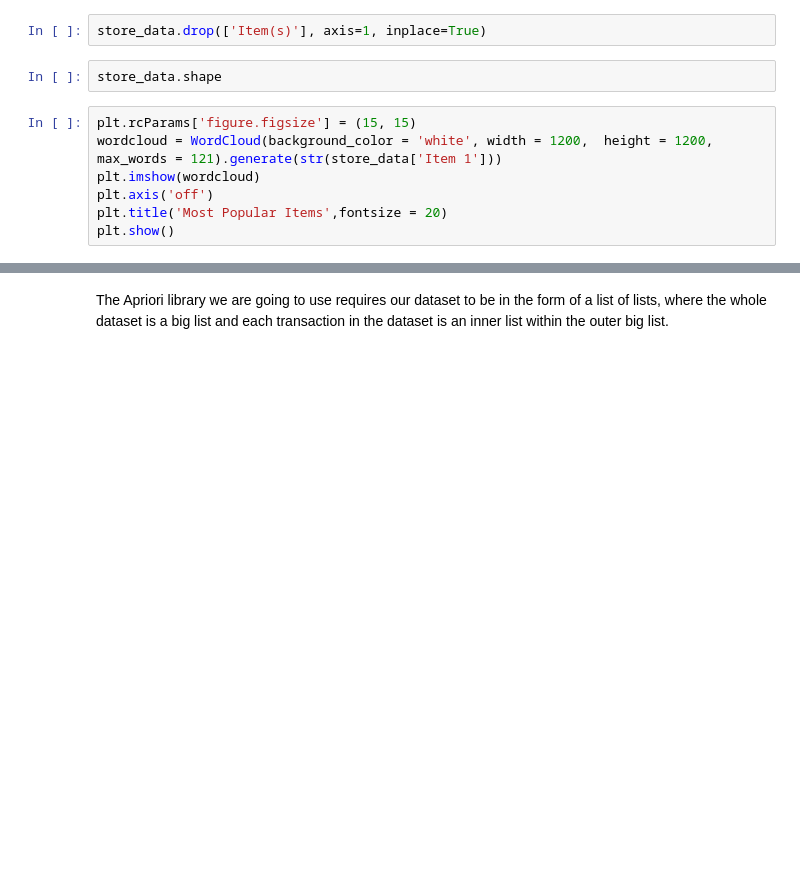
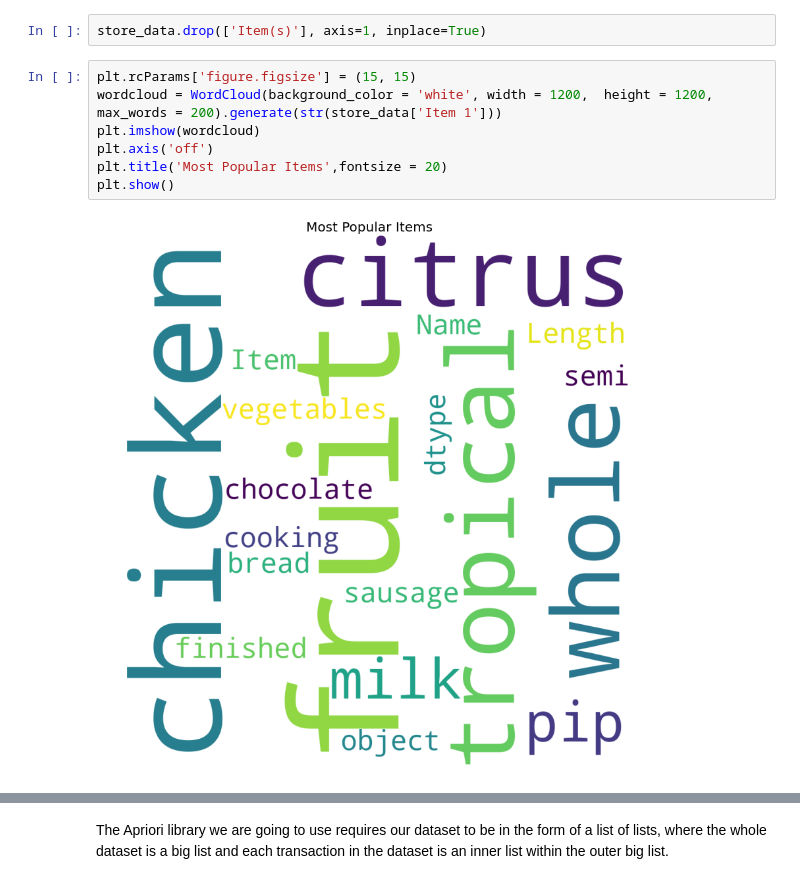
Before and after one commit to armhijacker/customer_behaviour, a Jupyter notebook: Week_11_Association_Rules.ipynb, the cells around one changed output, grey strips where cells are left out. Drawn from its saved outputs; the diff is of its cells as text; blank space fills up the shorter version.

```diff
--- a/Week_11_Association_Rules.ipynb
+++ b/Week_11_Association_Rules.ipynb
@@ -81,14 +109,14 @@ store_data.head()
 # %%
 store_data.drop(['Item(s)'], axis=1, inplace=True)
-# %%
-store_data.shape
 # %%
 plt.rcParams['figure.figsize'] = (15, 15)
-wordcloud = WordCloud(background_color = 'white', width = 1200,  height = 1200, max_words = 121).generate(str(store_data['Item 1']))
+wordcloud = WordCloud(background_color = 'white', width = 1200,  height = 1200, max_words = 200).generate(str(store_data['Item 1']))
 plt.imshow(wordcloud)
 plt.axis('off')
 plt.title('Most Popular Items',fontsize = 20)
 plt.show()
+# %% [output]
+[figure, added]
 # %%
 plt.rcParams['figure.figsize'] = (18, 7)
 color = plt.cm.copper(np.linspace(0, 1, 40))
```
Also changed, not shown: parts of 9 cells of this notebook.
